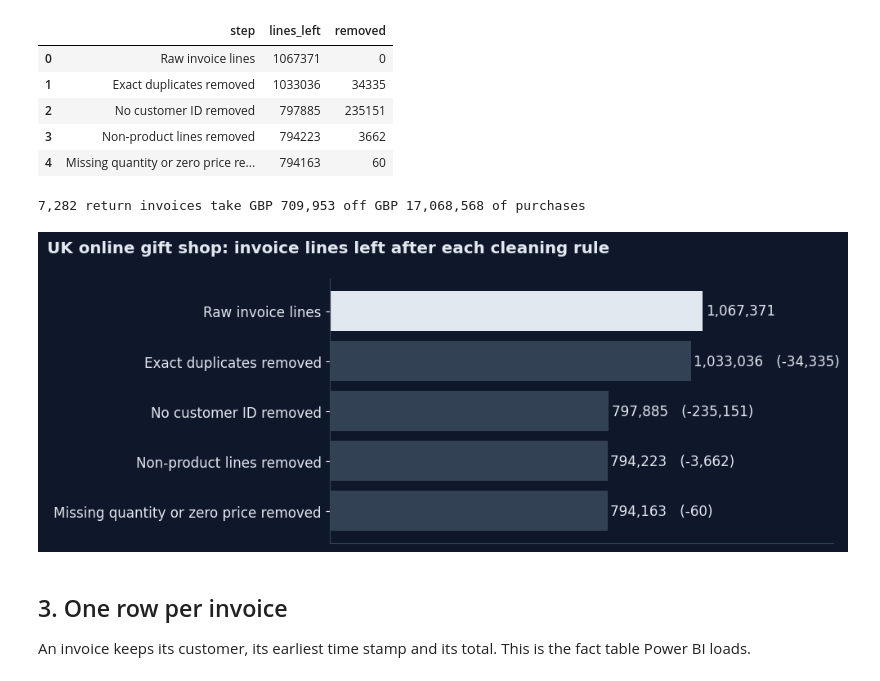
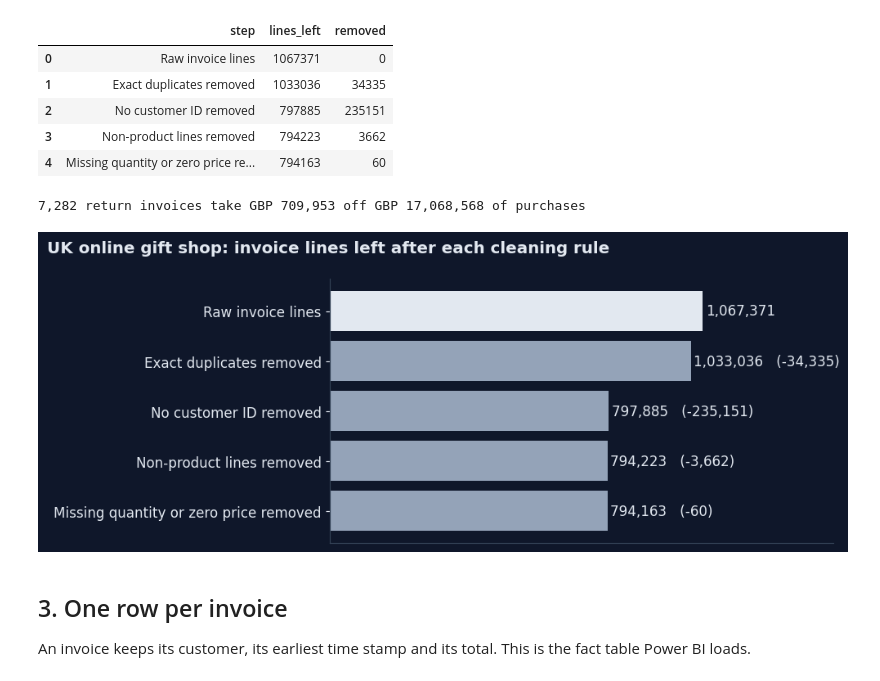
Before and after one commit to omarshalabyy1/customer-segments, a Jupyter notebook: analysis/analysis.ipynb, the cells around one changed output. Saved outputs shown, nothing was run; the diff lists cells and outputs as text; code cells hidden in the pictures.

Commit message:
Data health chart: step bars visible on navy

```diff
--- a/analysis/analysis.ipynb
+++ b/analysis/analysis.ipynb
@@ -96,24 +96,24 @@ Revenue on lines with no customer ID: 13.6%
 # %%
 lines = lines.assign(
     amount=lines["quantity"] * lines["price"],
     invoice_type=np.where(lines["invoice"].str.startswith(RULES["return_invoice_prefix"]), "Return", "Purchase"),
 )
 returns = lines[lines.invoice_type == "Return"]
 print(f"{returns.invoice.nunique():,} return invoices take {CUR} {-returns.amount.sum():,.0f} off "
       f"{CUR} {lines[lines.invoice_type == 'Purchase'].amount.sum():,.0f} of purchases")
 
 fig, ax = plt.subplots(figsize=(9, 3.6))
-ax.barh(health.step[::-1], health.lines_left[::-1], color=[LIGHT] * (len(health) - 1) + [NAVY])
+ax.barh(health.step[::-1], health.lines_left[::-1], color=[SLATE] * (len(health) - 1) + [NAVY])
 for y, (left, removed) in enumerate(zip(health.lines_left[::-1], health.removed[::-1])):
     ax.text(left + health.lines_left.max() * 0.0075, y, f"{left:,}" + (f"   (-{removed:,})" if removed else ""), va="center")
 ax.set_xlim(0, health.lines_left.max() * 1.35)
 ax.set_xticks([])
 fig.suptitle(f"{NAME}: invoice lines left after each cleaning rule", x=0.01, ha="left",
              fontsize=plt.rcParams["axes.titlesize"], fontweight=plt.rcParams["axes.titleweight"])
 plt.tight_layout(); plt.savefig(DOCS / "data-health.png"); plt.show()
 # %% [output]
 7,282 return invoices take GBP 709,953 off GBP 17,068,568 of purchases
-[figure, old version]
+[figure, new version]
 # %% [markdown]
 ## 3. One row per invoice
 
```
Also changed, not shown: 1 other file.
